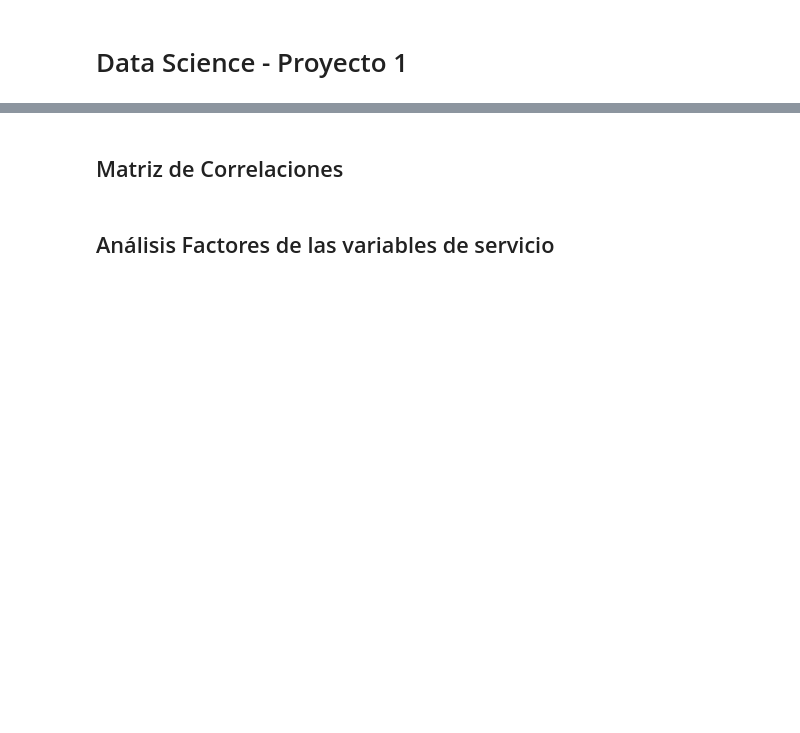
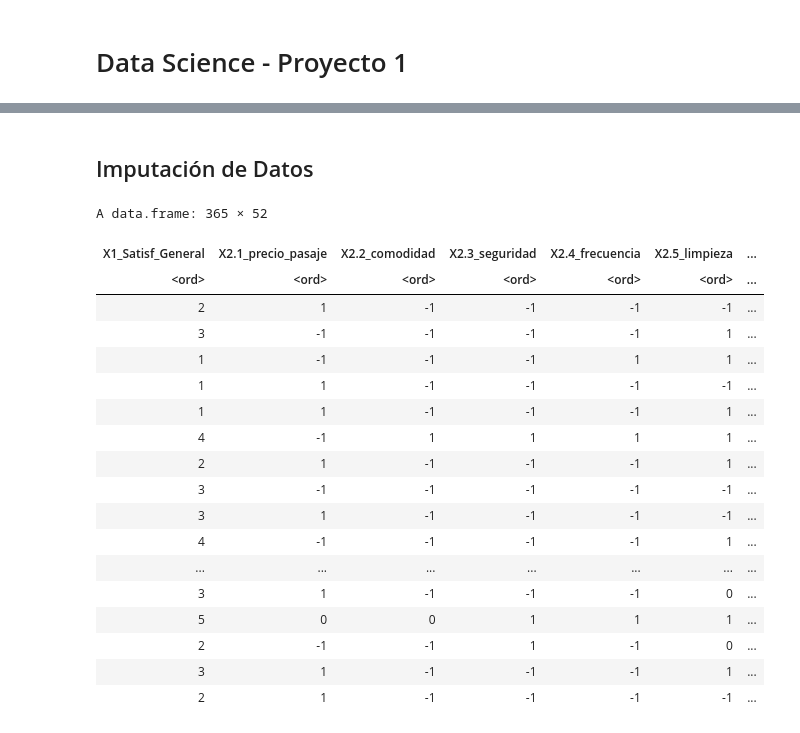
Before and after one commit to MantiMantilla/Proyecto-1-Topicos-Avanzados-Estadistica, a Jupyter notebook: notebook.ipynb, the cells around one changed output, grey strips where cells are left out. Saved outputs shown, nothing was run; the diff lists cells and outputs as text; code cells hidden in the pictures; blank space fills up the shorter version.

```diff
--- a/notebook.ipynb
+++ b/notebook.ipynb
@@ -75,0 +62,10 @@ ERROR: Error in `[.data.frame`(encuestas, 59:67): undefined columns selected
+# %%
+comentarios <- c("X3.1_que_mejorar")
+datum <- c('ID','Fecha_noviembre','Hora_militar','Estacion','Troncal', 'Genero', 'Rechazos')
+sujeto <- c('X1_.4_veces_mes','X1_dia_por_Semana','X2_dias_por_Semana',
+'X3_dias_por_Semana','X4_dias_por_Semana','X5_dias_por_Semana','X6_dias_por_Semana','X7_dias_por_Semana',
+'X8.1_antiguedad_uso_meses','X8.2_hora_habitual_viaje','X8.5_duracion_viaje_mins','X9_medio_de_acceso','X10_ocupacion',
+'X11_grado_educativo','X12_rango_ingresos','X13_rango_edad','X14_estrato')
+
+cols_interesantes <- encuestas[! colnames(encuestas) %in% c(sujeto, datum, comentarios)]
+head(cols_interesantes)
@@ -76,2 +82,2 @@ ERROR: Error in `[.data.frame`(encuestas, 59:67): undefined columns selected
 # %% [markdown]
-## Matriz de Correlaciones
+## Imputación de Datos
@@ -99,2 +83,0 @@ corrplot::corrplot(hcor_corr[1:7, 1:7], method="number")
-# %% [markdown]
-## Análisis Factores de las variables de servicio
@@ -125,0 +84,40 @@ fa.parallel(rho, fm="pa", fa="fa", main = "Scree Plot")
+# %%
+#Función para la moda
+Mode <- function(x, na.rm = FALSE) {
+  if(na.rm){
+    x = x[!is.na(x)]
+  }
+
+  ux <- unique(x)
+  return(ux[which.max(tabulate(match(x, ux)))])
+}
+# Imputacion de datos
+cols_interesantes <- data.frame(
+    sapply(
+        cols_interesantes,
+        function(x) ifelse(is.na(x),
+           Mode(x, na.rm = TRUE),
+            x)))
+
+cols_interesantes <- as.data.frame(lapply(cols_interesantes, ordered))
+cols_interesantes
+# %% [output]
+A data.frame: 365 × 52
+| X1_Satisf_General | X2.1_precio_pasaje | X2.2_comodidad | X2.3_seguridad | X2.4_frecuencia | X2.5_limpieza | ... |
+| <ord> | <ord> | <ord> | <ord> | <ord> | <ord> | ... |
+| 2 | 1 | -1 | -1 | -1 | -1 | ... |
+| 3 | -1 | -1 | -1 | -1 | 1 | ... |
+| 1 | -1 | -1 | -1 | 1 | 1 | ... |
+| 1 | 1 | -1 | -1 | -1 | -1 | ... |
+| 1 | 1 | -1 | -1 | -1 | 1 | ... |
+| 4 | -1 | 1 | 1 | 1 | 1 | ... |
+| 2 | 1 | -1 | -1 | -1 | 1 | ... |
+| 3 | -1 | -1 | -1 | -1 | -1 | ... |
+| 3 | 1 | -1 | -1 | -1 | -1 | ... |
+| 4 | -1 | -1 | -1 | -1 | 1 | ... |
+| ... | ... | ... | ... | ... | ... | ... |
+| 3 | 1 | -1 | -1 | -1 | 0 | ... |
+| 5 | 0 | 0 | 1 | 1 | 1 | ... |
+| 2 | -1 | -1 | 1 | -1 | 0 | ... |
+| 3 | 1 | -1 | -1 | -1 | 1 | ... |
+| 2 | 1 | -1 | -1 | -1 | -1 | ... |
```
Also changed, not shown: parts of 27 cells of this notebook, 2 other files.
